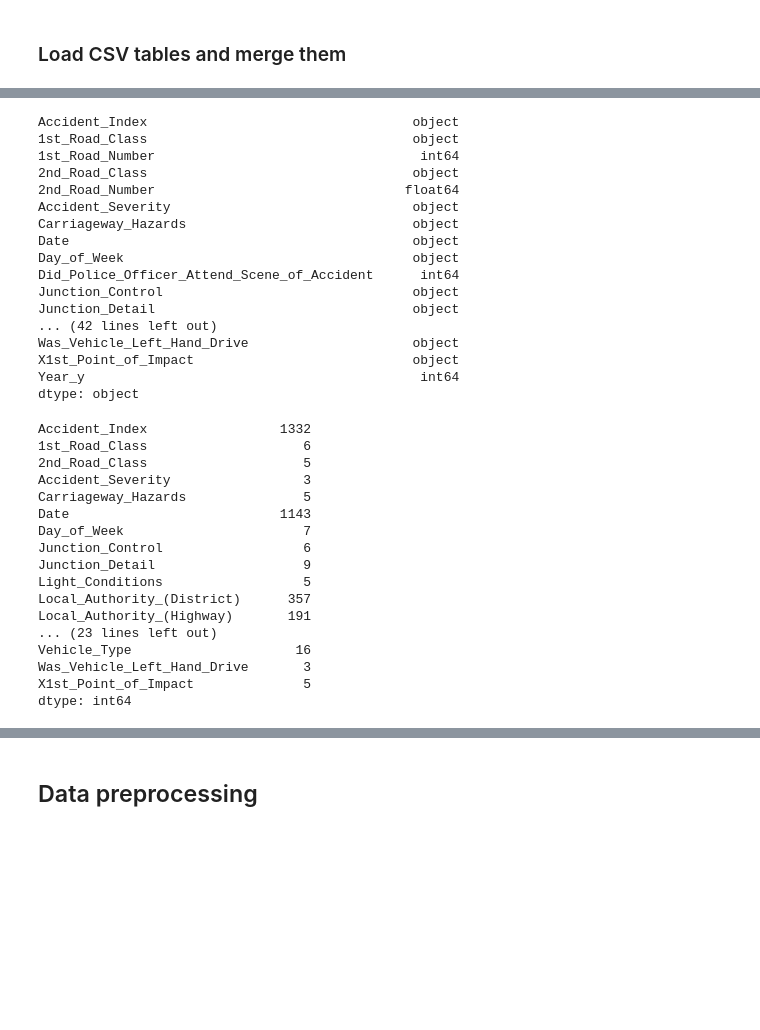
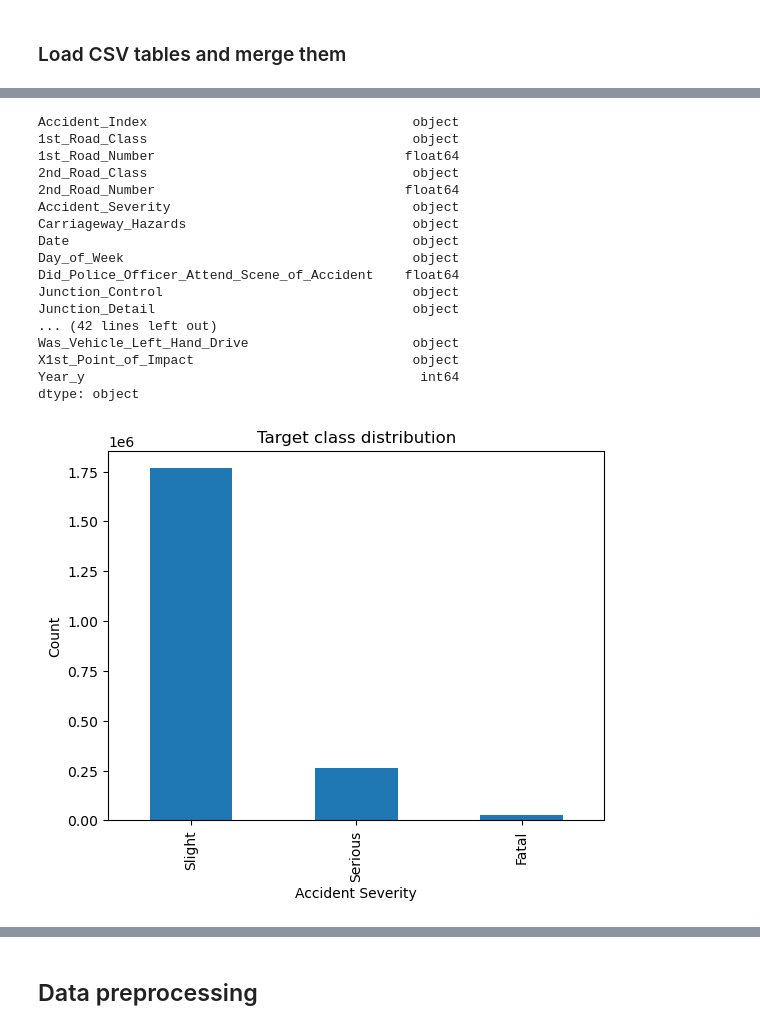
Before and after one commit to pyrocze/trafic_data_analysis, a Jupyter notebook: analysis.ipynb, the cells around one changed output, grey strips where cells are left out. Drawn from its saved outputs; the diff is of its cells as text; code cells hidden in the pictures; blank space fills up the shorter version.

```diff
--- a/analysis.ipynb
+++ b/analysis.ipynb
@@ -31,9 +32,9 @@ np.random.seed(RANDOM_STATE)
 ### Load CSV tables and merge them
 # %%
 # For speed during testing load only small percentage of the data
-p = 0.001  # 1% of the lines
-skip_rows = lambda i: i > 0 and random.random() > p
-# skip_rows = None
+# p = 0.001  # 1% of the lines
+# skip_rows = lambda i: i > 0 and random.random() > p
+skip_rows = None
 
 accidents_df = pd.read_csv("./data/Accident_Information.csv",
                            skiprows=skip_rows)
@@ -64,14 +53,14 @@ df.dtypes
 # %% [output]
 Accident_Index                                  object
 1st_Road_Class                                  object
-1st_Road_Number                                  int64
+1st_Road_Number                                float64
 2nd_Road_Class                                  object
 2nd_Road_Number                                float64
 Accident_Severity                               object
 Carriageway_Hazards                             object
 Date                                            object
 Day_of_Week                                     object
-Did_Police_Officer_Attend_Scene_of_Accident      int64
+Did_Police_Officer_Attend_Scene_of_Accident    float64
 Junction_Control                                object
 Junction_Detail                                 object
 ... (42 lines left out)
@@ -80,22 +69,4 @@ X1st_Point_of_Impact                            object
 Year_y                                           int64
 dtype: object
 # %%
-df.select_dtypes(include=['object']).nunique()
+df.select_dtypes(include=['object']).nunique() # Count unique values in each non-numerical column
-# %% [output]
-Accident_Index                 1332
-1st_Road_Class                    6
-2nd_Road_Class                    5
-Accident_Severity                 3
-Carriageway_Hazards               5
-Date                           1143
-Day_of_Week                       7
-Junction_Control                  6
-Junction_Detail                   9
-Light_Conditions                  5
-Local_Authority_(District)      357
-Local_Authority_(Highway)       191
-... (23 lines left out)
-Vehicle_Type                     16
-Was_Vehicle_Left_Hand_Drive       3
-X1st_Point_of_Impact              5
-dtype: int64
@@ -101,0 +75,9 @@ dtype: int64
+# %%
+target_variable = 'Accident_Severity'
+df[target_variable].value_counts().plot.bar()
+plt.title('Target class distribution')
+plt.xlabel('Accident Severity')
+plt.ylabel('Count')
+plt.show()
+# %% [output]
+[figure, added]
```
Also changed, not shown: parts of 37 cells of this notebook.
